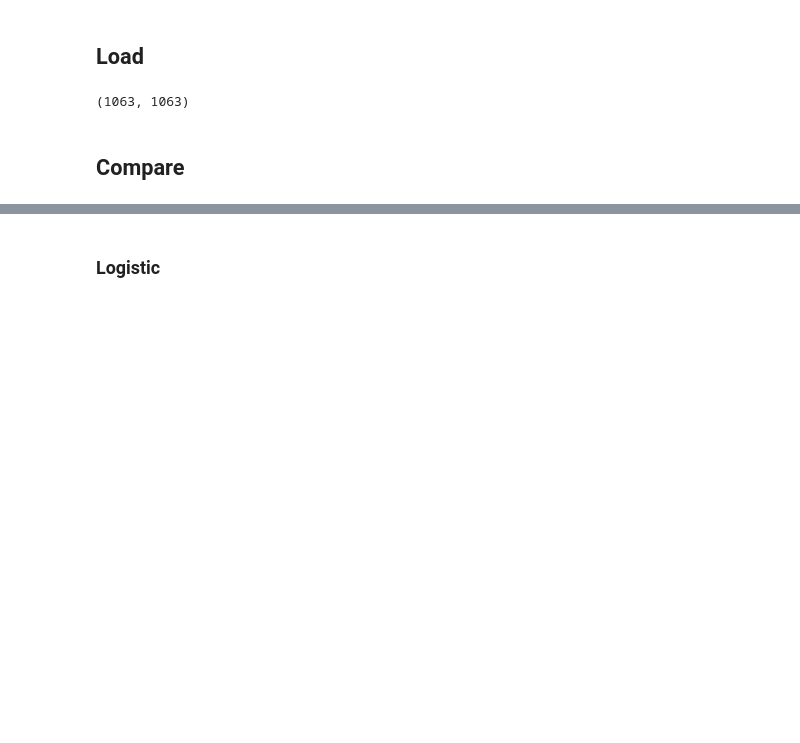
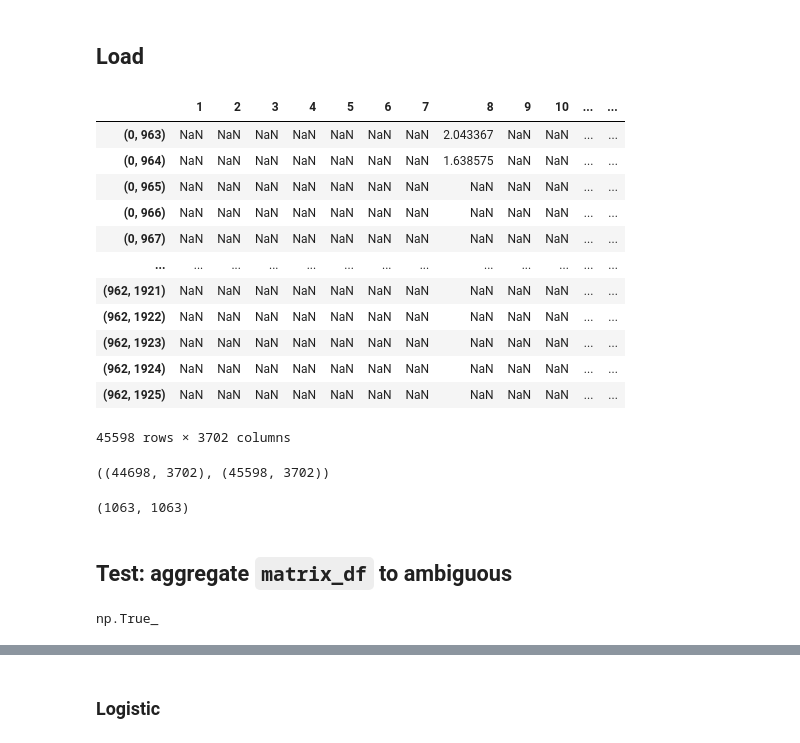
Before and after one commit to gesinecauer/Chromatin_Analysis_MOp, a Jupyter notebook: jupyter/snm3C-seq.ipynb, the cells around one changed output, grey strips where cells are left out. Saved outputs shown, nothing was run; the diff lists cells and outputs as text; code cells hidden in the pictures; blank space fills up the shorter version.

Commit message:
prior work was sameM only, now doing sameC

```diff
--- a/jupyter/snm3C-seq.ipynb
+++ b/jupyter/snm3C-seq.ipynb
@@ -151,6 +151,34 @@ sc_dis = sc_dis_intramol = pd.read_csv(
     sc_dis_intramol_file, sep='\t', header=None, index_col=0,
     converters={0: ast.literal_eval})
 sc_dis.index.name = None
+# %%
+sc_dis_diffH_file = glob.glob(os.path.join(dir_matrix2d, '*.distances.sameC-diffH.tsv.gz'))
+if len(sc_dis_diffH_file) != 1:
+    raise ValueError("Couldn't find unique file for intra-chrom, inter-hmlg single cell distances")
+sc_dis_diffH_file = sc_dis_diffH_file[0]
+
+sc_dis_diffH = pd.read_csv(
+    sc_dis_diffH_file, sep='\t', header=None, index_col=0,
+    converters={0: ast.literal_eval})
+sc_dis_diffH.index.name = None
+# %% [output]
+|  | 1 | 2 | 3 | 4 | 5 | 6 | 7 | 8 | 9 | 10 | ... | ... |
+| (0, 963) | NaN | NaN | NaN | NaN | NaN | NaN | NaN | 2.043367 | NaN | NaN | ... | ... |
+| (0, 964) | NaN | NaN | NaN | NaN | NaN | NaN | NaN | 1.638575 | NaN | NaN | ... | ... |
+| (0, 965) | NaN | NaN | NaN | NaN | NaN | NaN | NaN | NaN | NaN | NaN | ... | ... |
+| (0, 966) | NaN | NaN | NaN | NaN | NaN | NaN | NaN | NaN | NaN | NaN | ... | ... |
+| (0, 967) | NaN | NaN | NaN | NaN | NaN | NaN | NaN | NaN | NaN | NaN | ... | ... |
+| ... | ... | ... | ... | ... | ... | ... | ... | ... | ... | ... | ... | ... |
+| (962, 1921) | NaN | NaN | NaN | NaN | NaN | NaN | NaN | NaN | NaN | NaN | ... | ... |
+| (962, 1922) | NaN | NaN | NaN | NaN | NaN | NaN | NaN | NaN | NaN | NaN | ... | ... |
+| (962, 1923) | NaN | NaN | NaN | NaN | NaN | NaN | NaN | NaN | NaN | NaN | ... | ... |
+| (962, 1924) | NaN | NaN | NaN | NaN | NaN | NaN | NaN | NaN | NaN | NaN | ... | ... |
+| (962, 1925) | NaN | NaN | NaN | NaN | NaN | NaN | NaN | NaN | NaN | NaN | ... | ... |
+45598 rows × 3702 columns
+# %%
+sc_dis.shape, sc_dis_diffH.shape
+# %% [output]
+((44698, 3702), (45598, 3702))
 # %%
 # mcool_file = '/net/gs/vol1/home/gesine/noble_lab/repos/Chromatin_Analysis_MOp/data/snm3C-seq/pseudobulk_3C/nobackup/Q.100K/selected/Astro-TE_NN.Q.100K.mcool'
 mcool_file = '/net/gs/vol1/home/gesine/noble_lab/repos/Chromatin_Analysis_MOp/data/snm3C-seq/pseudobulk_3C/nobackup/Raw.100K/selected/Astro-TE_NN.Raw.100K.mcool'
@@ -209,3 +238,14 @@ matrix_df.loc[mask, 'snm3c'] = snm3c[matrix_df.loc[mask, 'i.idx_clr'].astype(int
 matrix_df = matrix_df.loc[matrix_df.index.isin(sc_dis.index)]
 # %% [markdown]
-## Compare
+## Test: aggregate `matrix_df` to ambiguous
+# %%
+grp_cols = ['i.idx_ambig', 'j.idx_ambig', 'chrom', 'i.idx_chrom', 'j.idx_chrom',
+            'genomic_dis', 'mask.nghbr', 'i.idx_clr', 'j.idx_clr']
+tmp = matrix_df[matrix_df.columns[~matrix_df.columns.isin(
+    ['i.idx', 'j.idx', 'i.hmlg', 'j.hmlg', 'mask.diffM'])]].groupby(
+    grp_cols).apply(lambda x: len(x), include_groups=False).reset_index(
+    level=np.arange(len(grp_cols)).tolist())
+
+(tmp[0] == 2).all()
+# %% [output]
+np.True_
```
Also changed, not shown: parts of 7 cells of this notebook.
